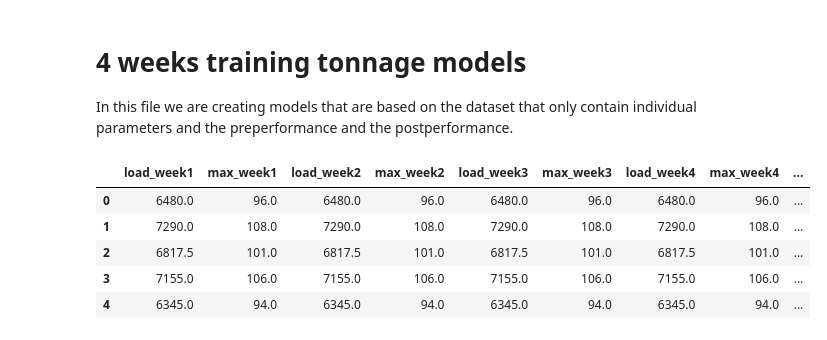
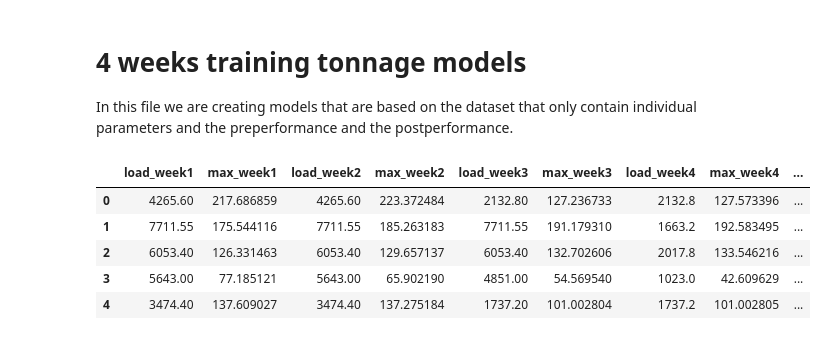
Before and after one commit to vifraa/datx02-05, a Jupyter notebook: models/4tt_models.ipynb, the cells around one changed output. Drawn from its saved outputs; the diff is of its cells as text; code cells hidden in the pictures.

```diff
--- a/models/4tt_models.ipynb
+++ b/models/4tt_models.ipynb
@@ -20,39 +21,39 @@ sys.path.append('../recengine/data_parser.py')
 from data_parser import ttrdata_from_csv_population_4_weeks
 # %%
 # Loads raw data and transforms.
-logs = pd.read_csv("./data/ogasawara_HL/logs.csv", sep="|")
+logs = pd.read_csv("./data/test/program_logs.csv", sep="|")
 
 # Calculate TTR_DATA based on pre-logs.
-ttr_data = ttrdata_from_csv_population_4_weeks("./data/ogasawara_HL/pre_logs.csv")
+ttr_data = ttrdata_from_csv_population_4_weeks("./data/test/pre_program_logs.csv")
 
 post_logs = {}
 for p_id, group in logs.groupby('ID'):
     post_logs[str(p_id)] = group
 
 
 headers = ["load_week1", "max_week1", "load_week2", "max_week2", "load_week3", "max_week3", "load_week4", "max_week4", "Performance"]
 
 data = pd.DataFrame(columns=headers)
 
 
 for index, row in ttr_data.iterrows():
     p_id = row["id"]
     ttr = row.drop("id").values.tolist()
 
     postperformance = post_logs.get(p_id)["Performance"].values[-1]
     ttr.append(postperformance)
 
     data = data.append(pd.Series(ttr, index=data.columns), ignore_index=True)
 
 
 data.head()
 # %% [output]
 |  | load_week1 | max_week1 | load_week2 | max_week2 | load_week3 | max_week3 | load_week4 | max_week4 | ... |
-| 0 | 6480.0 | 96.0 | 6480.0 | 96.0 | 6480.0 | 96.0 | 6480.0 | 96.0 | ... |
-| 1 | 7290.0 | 108.0 | 7290.0 | 108.0 | 7290.0 | 108.0 | 7290.0 | 108.0 | ... |
-| 2 | 6817.5 | 101.0 | 6817.5 | 101.0 | 6817.5 | 101.0 | 6817.5 | 101.0 | ... |
-| 3 | 7155.0 | 106.0 | 7155.0 | 106.0 | 7155.0 | 106.0 | 7155.0 | 106.0 | ... |
-| 4 | 6345.0 | 94.0 | 6345.0 | 94.0 | 6345.0 | 94.0 | 6345.0 | 94.0 | ... |
+| 0 | 4265.60 | 217.686859 | 4265.60 | 223.372484 | 2132.80 | 127.236733 | 2132.8 | 127.573396 | ... |
+| 1 | 7711.55 | 175.544116 | 7711.55 | 185.263183 | 7711.55 | 191.179310 | 1663.2 | 192.583495 | ... |
+| 2 | 6053.40 | 126.331463 | 6053.40 | 129.657137 | 6053.40 | 132.702606 | 2017.8 | 133.546216 | ... |
+| 3 | 5643.00 | 77.185121 | 5643.00 | 65.902190 | 4851.00 | 54.569540 | 1023.0 | 42.609629 | ... |
+| 4 | 3474.40 | 137.609027 | 3474.40 | 137.275184 | 1737.20 | 101.002804 | 1737.2 | 101.002805 | ... |
 # %%
 # Split into training set and testing set.
 
```
Also changed, not shown: parts of 2 cells of this notebook.
